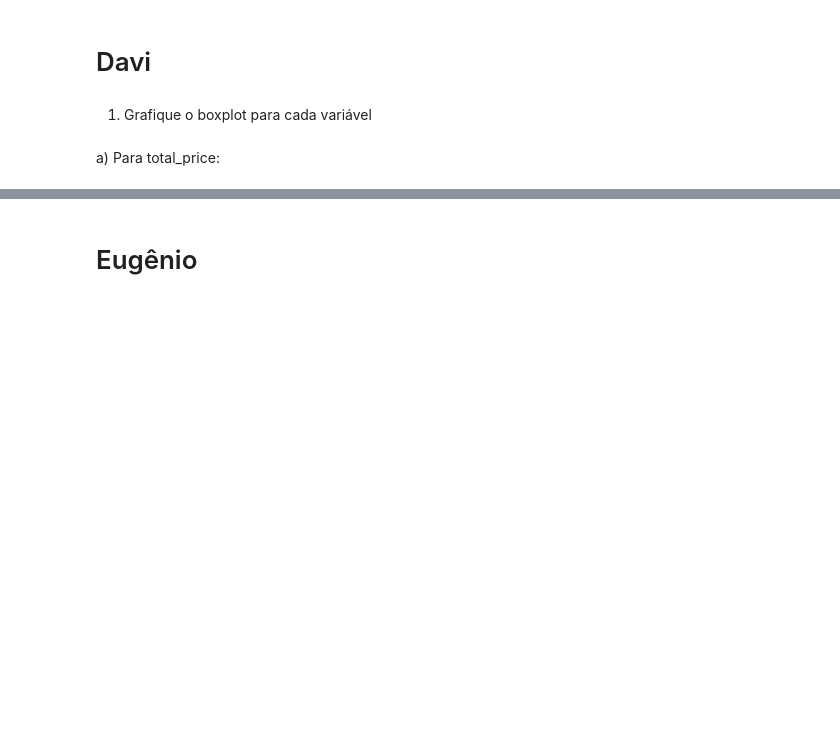
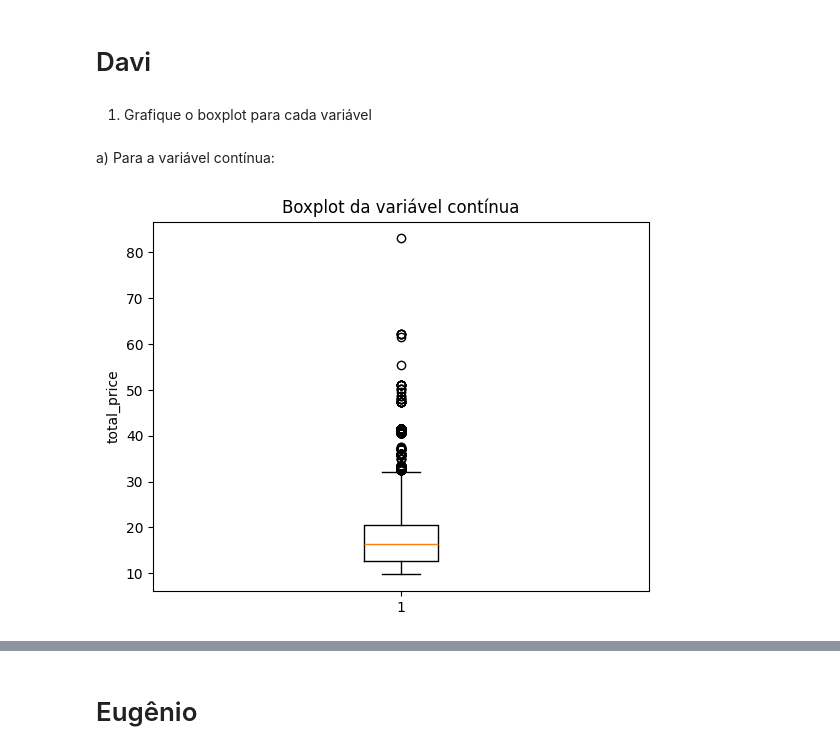
Before and after one commit to duduardo45/ENG4501, a Jupyter notebook: atividade2/analise.ipynb, the cells around one changed output, grey strips where cells are left out. Cells and saved outputs as stored; diff of their text form; code cells hidden in the pictures; blank space fills up the shorter version.

```diff
--- a/atividade2/analise.ipynb
+++ b/atividade2/analise.ipynb
@@ -13,9 +13,11 @@ discreta = 'quantity'
 # %% [markdown]
 1) Grafique o boxplot para cada variável
 # %% [markdown]
-a) Para total_price:
+a) Para a variável contínua:
 # %%
-plt.boxplot(df["total_price"])
-plt.title("Boxplot de Preço Total")
-plt.ylabel("total_price")
+plt.boxplot(df[continua])
+plt.title("Boxplot da variável contínua")
+plt.ylabel(continua)
 plt.show()
+# %% [output]
+[figure, added]
```
Also changed, not shown: parts of 4 cells of this notebook.
